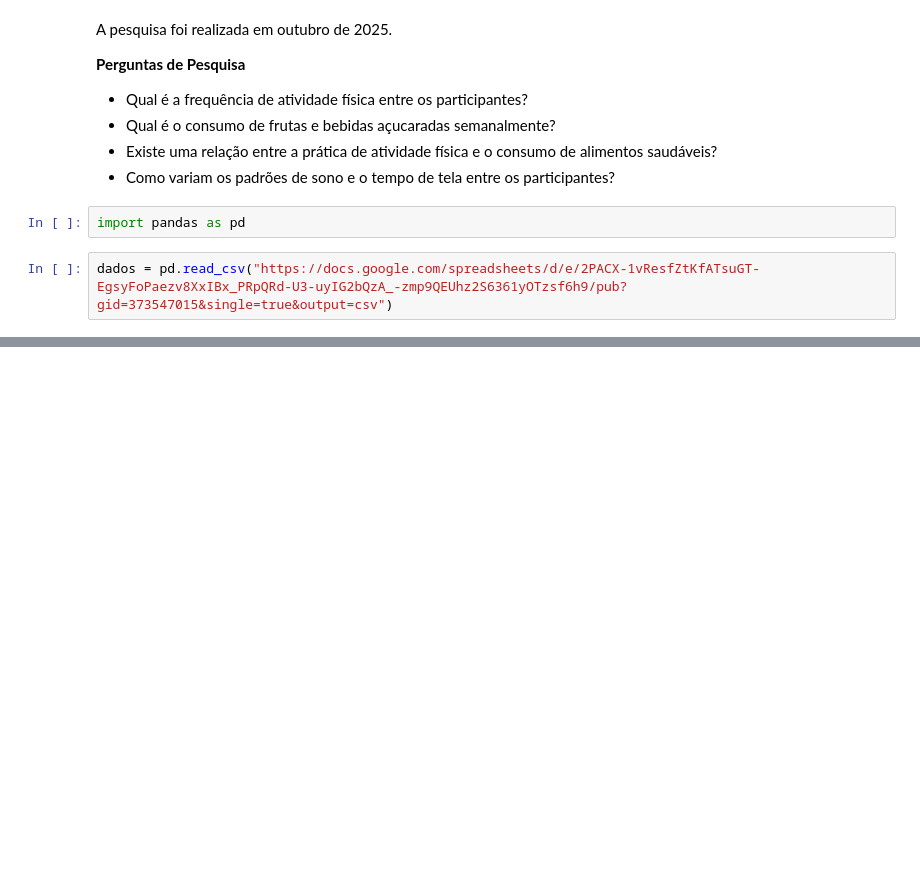
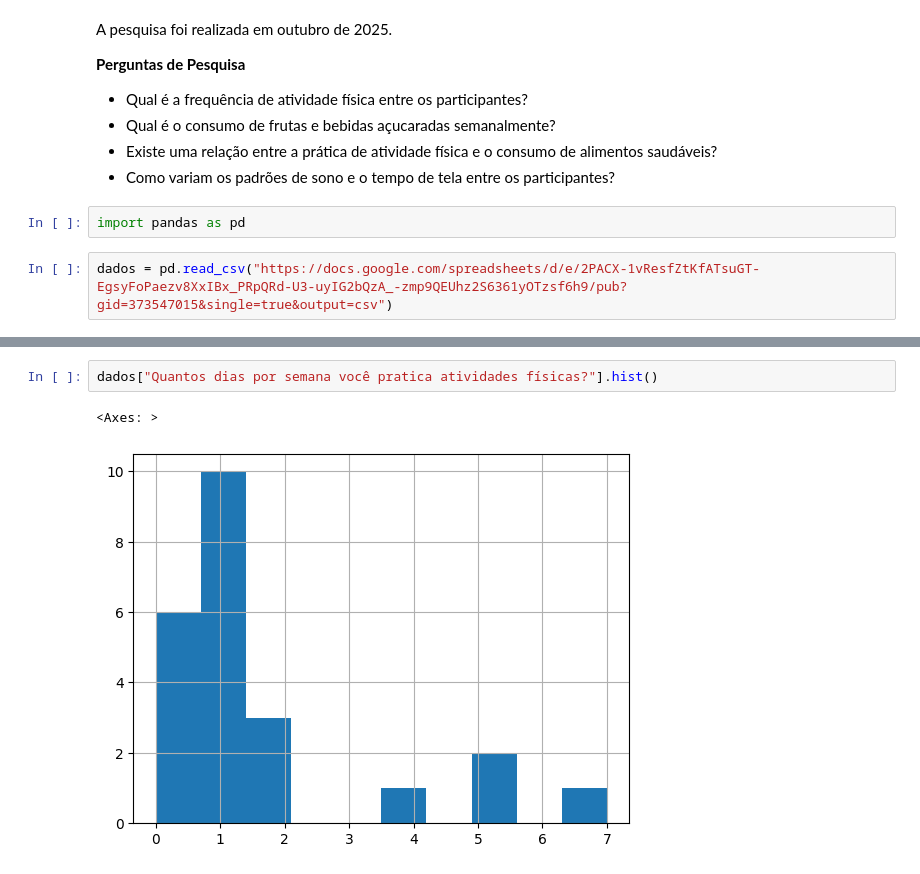
Before and after one commit to matheus15dfafef/analise-de-dados-com-pyton-, a Jupyter notebook: Aula_4_|_Análise_Exploratória_de_Dados_sobre_Hábitos_de_Saúde_e_Bem_Estar.ipynb, the cells around one changed output, grey strips where cells are left out. Cells and saved outputs as stored; diff of their text form; blank space fills up the shorter version.

```diff
--- a/Aula_4_|_Análise_Exploratória_de_Dados_sobre_Hábitos_de_Saúde_e_Bem_Estar.ipynb
+++ b/Aula_4_|_Análise_Exploratória_de_Dados_sobre_Hábitos_de_Saúde_e_Bem_Estar.ipynb
@@ -40,0 +51,5 @@ dados
+# %%
+dados["Quantos dias por semana você pratica atividades físicas?"].hist()
+# %% [output]
+<Axes: >
+[figure, added]
```
Also changed, not shown: parts of 11 cells of this notebook.
